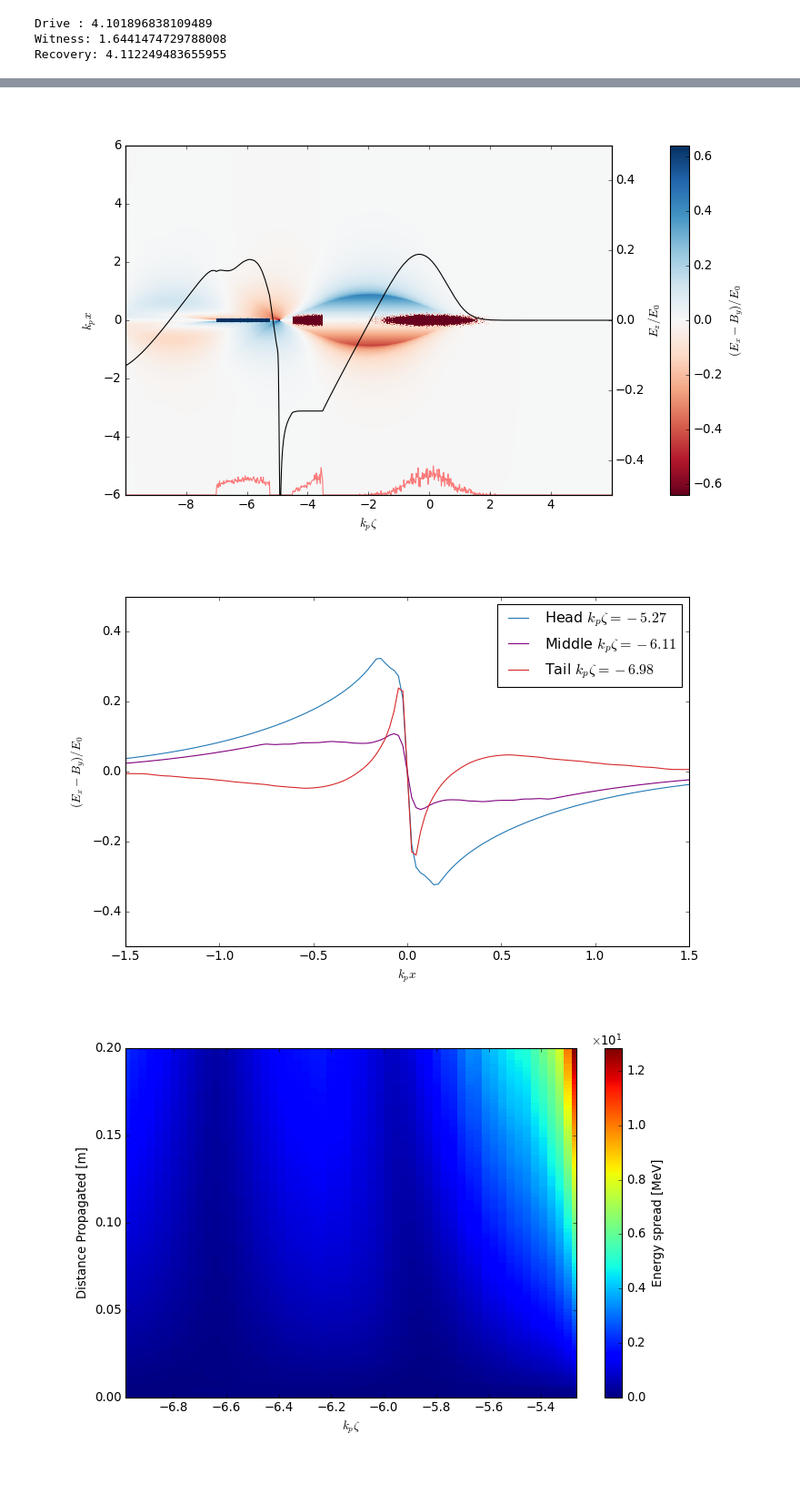
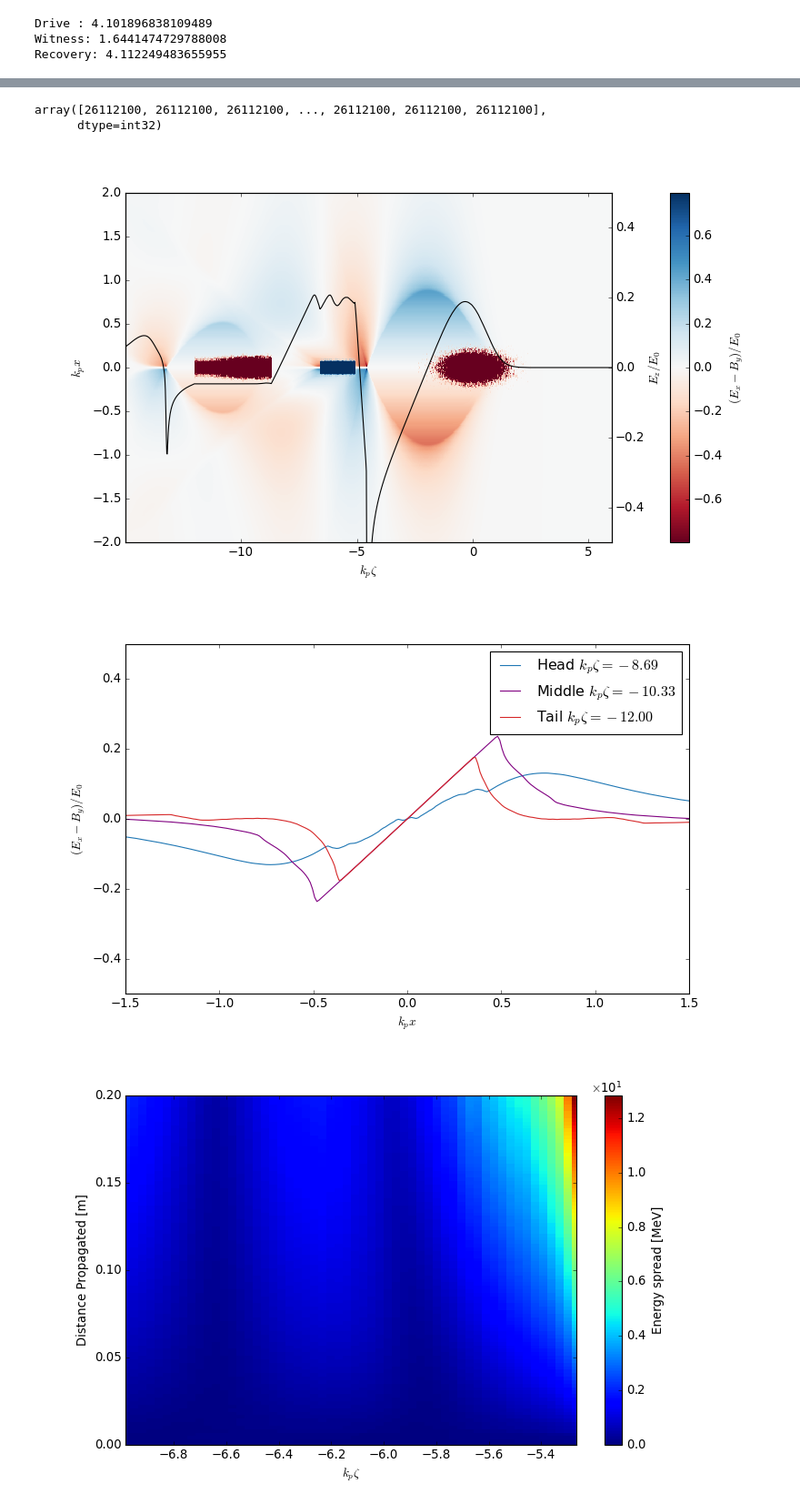
Before and after one commit to MaxVarverakis/PositronPWFA, a Jupyter notebook: analysis/non-filament.ipynb, the cells around one changed output, grey strips where cells are left out. Shown at 91% size. Saved outputs shown, nothing was run; the diff lists cells and outputs as text; code cells hidden in the pictures; blank space fills up the shorter version.

```diff
--- a/analysis/non-filament.ipynb
+++ b/analysis/non-filament.ipynb
@@ -24,8 +24,8 @@ plt.style.use('classic')
 
 
 # d = 'none'
-# d = 'behind'
-d = 'front'
+d = 'behind'
+# d = 'front'
 # d = 'frontStep'
 
 if d == 'none':
@@ -53,3 +53,8 @@ print(f'(Quick) Energy Transfer Efficiency : {data.quickEfficiency(iteration = d
+# %%
+diag.read_file(ip + 'reduced_electrons.0000.txt')['Np'][0] # .dtype.names
+# %% [output]
+array([26112100, 26112100, 26112100, ..., 26112100, 26112100, 26112100],
+      dtype=int32)
 # %%
 plt.close()
 plt.figure(figsize = (10, 6))
@@ -61,40 +66,40 @@ im = plt.pcolormesh(data.kp * data.info.z, data.kp * data.info.x, data.ExmBy.T /
 # plt.scatter(kp * zr, kp * xr, s = .02, color = 'g', label = '$e^-$ Recovery Bunch')
 
 plt.pcolormesh(data.kp * data.info.z, data.kp * data.info.x, data.jz_beam.T, cmap = 'RdBuT', vmin = -1e12, vmax = 1e12)
 plt.plot(data.kp * data.info.z, data.profile / max(data.profile) - 6, 'r', alpha = .5)
 
 # plt.xlim(-15, 6)
 plt.xlim(data.kp * data.info.zmin, data.kp * data.info.zmax)
 # plt.ylim(info.xmin, info.xmax)
-plt.ylim(-6, 6)
+plt.ylim(-2, 2)
 plt.ylabel('$k_px$')
 plt.xlabel('$k_p\zeta$')
 
 ax2 = plt.twinx()
 ax2.plot(data.kp * data.info.z, data.Ez / data.E0, color = 'black')
 ax2.set_ylim(-.5, .5)
 ax2.set_ylabel(r'$E_z/E_0$',  labelpad = 1)
 
 divider2 = make_axes_locatable(ax)
 cax2 = divider2.append_axes("right", size = "4%", pad = .8)
 divider3 = make_axes_locatable(ax2)
 cax3 = divider3.append_axes("right", size = "4%", pad = .8)
 cax3.remove()
 
 
 cb2 = plt.colorbar(im, cax = cax2)
 # cb2.formatter.set_useMathText(True)
 # cb2.formatter.set_powerlimits((0, 0))
 cb2.set_label(r'$(E_x - B_y)/E_0 $')
 # plt.savefig('images/basic.png', dpi = 300, bbox_inches = 'tight')
 plt.show()
 # %% [output]
-[figure, old version]
+[figure, new version]
 # %%
 zAx = diag.z_axis(data.driveInsitu)
-beam = zAx[(data.witnessInsitu['sum(w)']!=0)[0]]
+beam = zAx[(data.recoveryInsitu['sum(w)']!=0)[0]]
 # print(zAx[612:734])
-kpz = -15.65 # -14.14160156 # -15.125
+kpz = -11.65 * data.kp_inv # -14.14160156 # -15.125
 choice = np.argmin(np.abs(zAx - kpz))
 head = np.argmin(np.abs(zAx - max(beam)))
 tail = np.argmin(np.abs(zAx - min(beam)))
@@ -110,7 +115,7 @@ plt.figure(figsize = (10, 6))
 plt.plot(data.kp * data.info.x, data.ExmBy[head] / data.E0, 'tab:blue', ls = '-', label = f'Head $k_p\zeta = {data.kp * zAx[head]:.2f}$')
 plt.plot(data.kp * data.info.x, data.ExmBy[mid] / data.E0, 'purple', ls = '-', label = f'Middle $k_p\zeta = {data.kp * zAx[mid]:.2f}$')
 plt.plot(data.kp * data.info.x, data.ExmBy[tail] / data.E0, 'tab:red', ls = '-', label = f'Tail $k_p\zeta = {data.kp * zAx[tail]:.2f}$')
-# plt.plot(data.info.x, data.ExmBy[choice], 'm', ls = '-', label = f'$k_p\zeta = {zAx[choice]:.2f}$')
+# plt.plot(data.kp * data.info.x, data.ExmBy[choice] / data.E0, 'm', ls = '-', label = f'$k_p\zeta = {data.kp * zAx[choice]:.2f}$')
 plt.ylabel('$(E_x-B_y)/E_0$')
 plt.xlabel('$k_px$')
 # plt.title(f'$k_p\zeta = {kpz}$')
@@ -121,7 +126,7 @@ plt.legend(loc = 'best')
 # plt.savefig('/Users/max/HiPACE/recovery/images/filamentFrontRecoTransverse.png', dpi = 300, bbox_inches = 'tight')
 plt.show()
 # %% [output]
-[figure, old version]
+[figure, new version]
 # %%
 data.witnessInsitu["time"]*constants.c
 # %%
```
Also changed, not shown: parts of 2 cells of this notebook, 12 other files.
